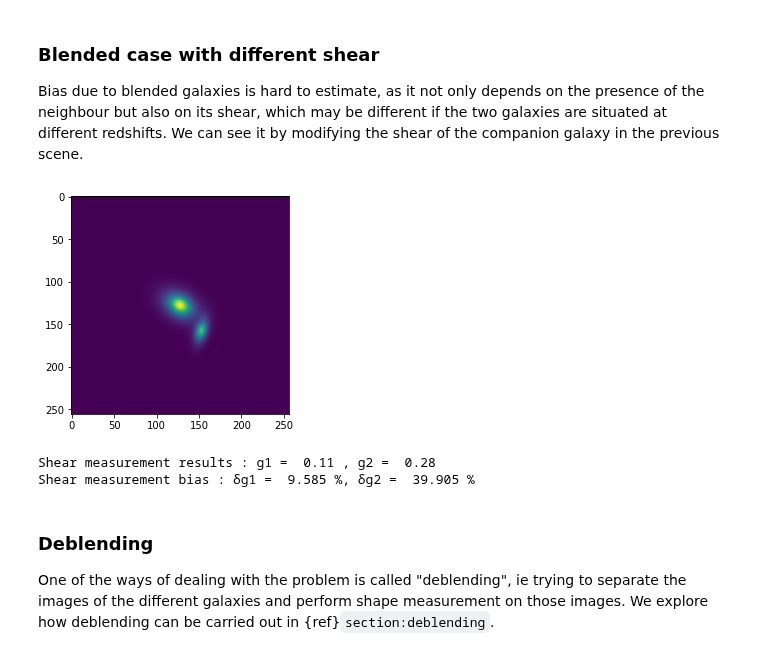
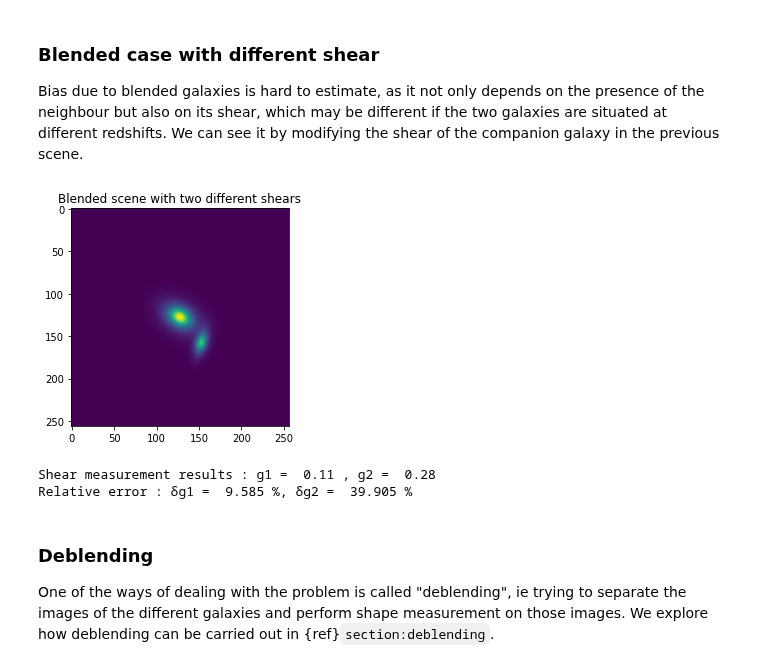
Before and after one commit to CosmoStat/Shear-and-PSF-Reading-Group, a Jupyter notebook: shearbook/bias/blending-bias.ipynb, the cells around one changed output. Saved outputs shown, nothing was run; the diff lists cells and outputs as text; code cells hidden in the pictures.

```diff
--- a/shearbook/bias/blending-bias.ipynb
+++ b/shearbook/bias/blending-bias.ipynb
@@ -136,18 +140,19 @@ image_companion, _ = get_galaxy_image(gal_flux=3.e4,gal_r0=0.6,g1=-0.5,g2=-0.3,p
 # %%
 blended_scene = galsim.ImageD(256,256)
 blended_scene += image_central
 blended_scene += image_companion
 
 plt.imshow(blended_scene.array)
+plt.title("Blended scene with two different shears")
 plt.show()
 
 measured_shear = galsim.hsm.EstimateShear(blended_scene,image_psf,shear_est='KSB')
 print("Shear measurement results : g1 = ",round(measured_shear.corrected_g1,3),", g2 = ",round(measured_shear.corrected_g2,3))
-print("Shear measurement bias : \u03B4g1 = ",round((measured_shear.corrected_g1 - 0.1)/0.1 * 100,3),"%, \u03B4g2 = ",round((measured_shear.corrected_g2 - 0.2)/0.2*100,3),"%")
+print("Relative error : \u03B4g1 = ",round((measured_shear.corrected_g1 - 0.1)/0.1 * 100,3),"%, \u03B4g2 = ",round((measured_shear.corrected_g2 - 0.2)/0.2*100,3),"%")
 # %% [output]
-[figure, old version]
+[figure, new version]
 Shear measurement results : g1 =  0.11 , g2 =  0.28
-Shear measurement bias : δg1 =  9.585 %, δg2 =  39.905 %
+Relative error : δg1 =  9.585 %, δg2 =  39.905 %
 # %% [markdown]
 ### Deblending
 
```
Also changed, not shown: parts of 7 cells of this notebook, 1 other file.
